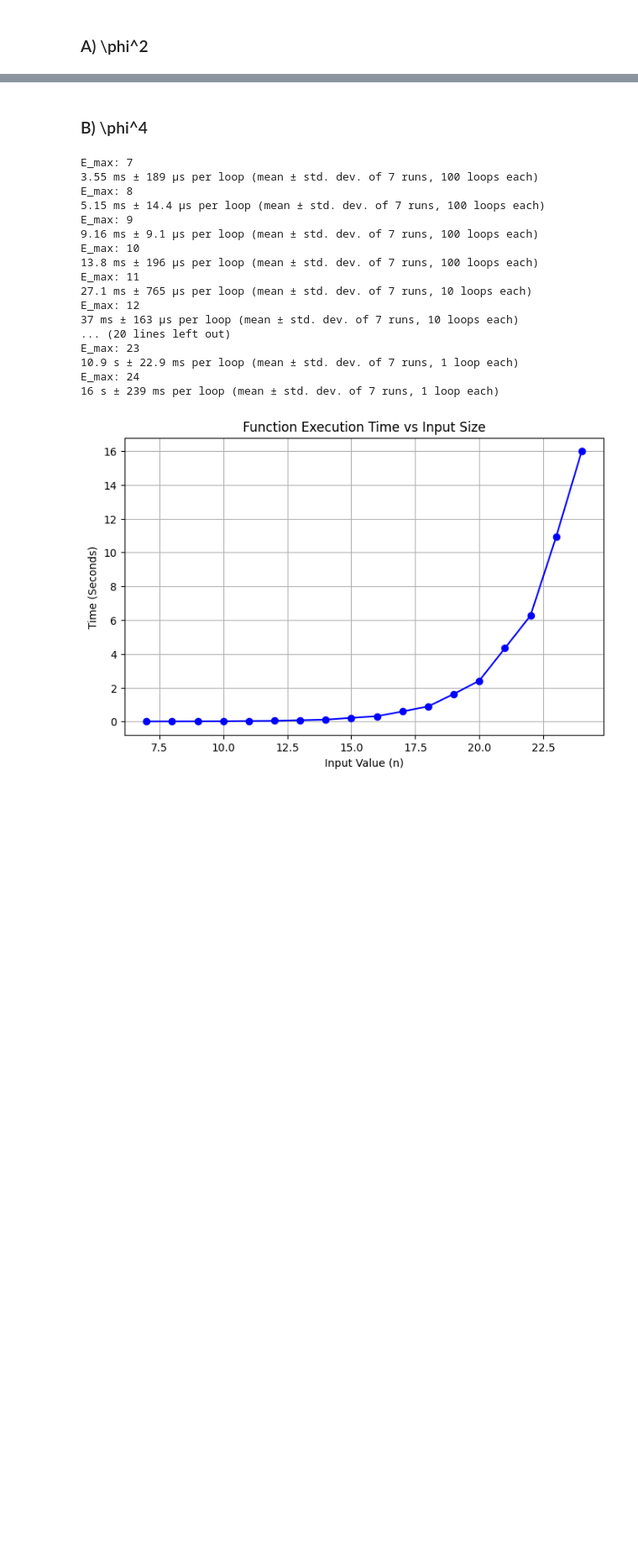
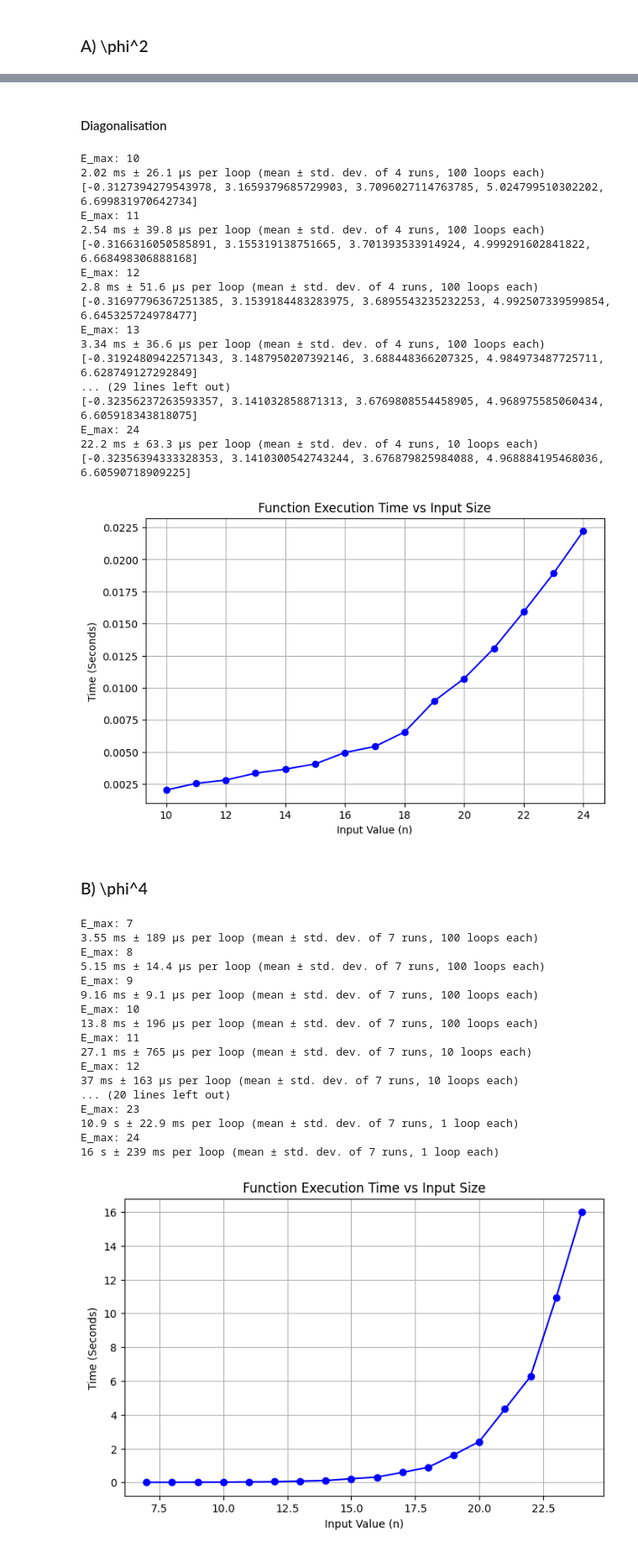
Before and after one commit to miarobin/FasterHT, a Jupyter notebook: phi4_truncation.ipynb, the cells around one changed output, grey strips where cells are left out. Shown at 84% size. Drawn from its saved outputs; the diff is of its cells as text; code cells hidden in the pictures; blank space fills up the shorter version.

```diff
--- a/phi4_truncation.ipynb
+++ b/phi4_truncation.ipynb
@@ -929,3 +1000,73 @@ E_max: 24
+# %% [markdown]
+#### Diagonalisation
+# %%
+m = 1.; r = 1. # Hamiltonian parameters.
+execution_times = []; basis_lengths = []
+
+# Test list.
+emax_list = range(10,25)
+
+for e_max in emax_list:
+    print(f"E_max: {e_max}")
+
+    # Prepare the basis in advance of timing.
+    lmaxeff = effective_lmax(e_max,e_max,m,r)
+    basis = basis_even(basis_l0(make_basis(lmaxeff,e_max,m,r)))
+
+    H = (h0(lmaxeff,e_max,m,r,basis) + (m**2/2)*delta_h2(lmaxeff,e_max,m,r,basis))
+
+    # --- Time the to calculate the first 5 eigenvalues ---
+    duration = %timeit -o -r4 compute_eigenvalues(H, 5)
+
+    print(compute_eigenvalues(H, 5))
+
+    # Store results.
+    execution_times.append(duration.average)
+    basis_lengths.append(len(basis))
+
+
+# 3. Export results to a CSV file
+csv_filename = "phi2_benchmark_diagonalisation.csv"
+with open(csv_filename, mode="w", newline="") as file:
+    writer = csv.writer(file)
+    # Writes Hamiltonian parameters for check.
+    writer.writerow(f"mQ = {m}, mV = {m}, r = {r}")
+    # Writes emax list as header.
+    writer.writerow("EMax List")
+    # Writes emax list.
+    writer.writerow(emax_list)
+    # Finally writes result header and results.
+    writer.writerow(["Input Value", "Execution Time (Seconds)"])
+    writer.writerows(zip(emax_list,execution_times))
+
+
+# 4. Plot the results
+plt.figure(figsize=(8, 5))
+plt.plot(emax_list, execution_times, marker='o', linestyle='-', color='b')
+plt.title('Function Execution Time vs Input Size')
+plt.xlabel('Input Value (n)')
+plt.ylabel('Time (Seconds)')
+plt.grid(True)
+plt.show()
+# %% [output]
+E_max: 10
+2.02 ms ± 26.1 μs per loop (mean ± std. dev. of 4 runs, 100 loops each)
+[-0.3127394279543978, 3.1659379685729903, 3.7096027114763785, 5.024799510302202, 6.699831970642734]
+E_max: 11
+2.54 ms ± 39.8 μs per loop (mean ± std. dev. of 4 runs, 100 loops each)
+[-0.3166316050585891, 3.155319138751665, 3.701393533914924, 4.999291602841822, 6.668498306888168]
+E_max: 12
+2.8 ms ± 51.6 μs per loop (mean ± std. dev. of 4 runs, 100 loops each)
+[-0.31697796367251385, 3.1539184483283975, 3.6895543235232253, 4.992507339599854, 6.645325724978477]
+E_max: 13
+3.34 ms ± 36.6 μs per loop (mean ± std. dev. of 4 runs, 100 loops each)
+[-0.31924809422571343, 3.1487950207392146, 3.688448366207325, 4.984973487725711, 6.628749127292849]
+... (29 lines left out)
+[-0.32356237263593357, 3.141032858871313, 3.6769808554458905, 4.968975585060434, 6.605918343818075]
+E_max: 24
+22.2 ms ± 63.3 μs per loop (mean ± std. dev. of 4 runs, 10 loops each)
+[-0.32356394333328353, 3.1410300542743244, 3.676879825984088, 4.968884195468036, 6.60590718909225]
+[figure, added]
 # %% [markdown]
 ### B) \phi^4
 # %%
```
Also changed, not shown: parts of 24 cells of this notebook.
